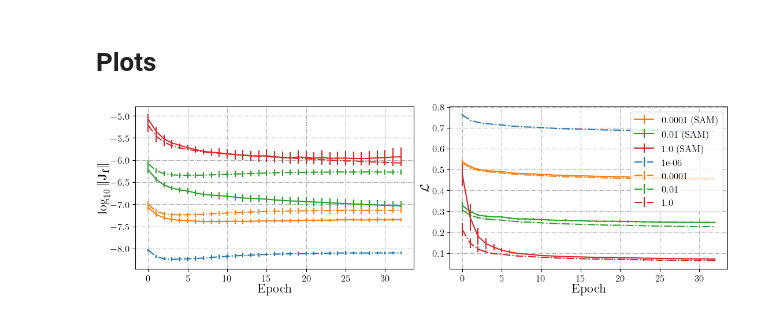
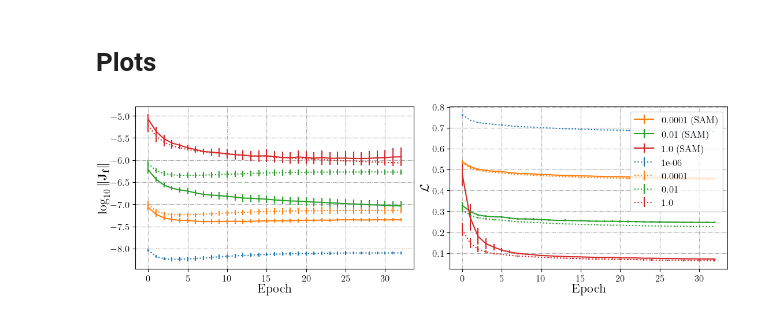
Before and after one commit to rpatrik96/vae-sam, a Jupyter notebook: analysis/figures.ipynb, the cells around one changed output. Drawn from its saved outputs; the diff is of its cells as text; code cells hidden in the pictures.

Commit message:
dotted plot

```diff
--- a/analysis/figures.ipynb
+++ b/analysis/figures.ipynb
@@ -87,35 +87,35 @@ for (var, inv_scale), color in zip(scale_enc_var_sam.items(), COLORS):
 
 for (var, inv_scale), color in zip(scale_enc_var_no_sam.items(), COLORS):
     if len(inv_scale) > 0:
-        ax.errorbar(range(len(inv_scale[0])), np.log10(inv_scale).mean(0), np.log10(inv_scale).std(0), c=color, label=str(var), ls="-.")
+        ax.errorbar(range(len(inv_scale[0])), np.log10(inv_scale).mean(0), np.log10(inv_scale).std(0), c=color, label=str(var), ls="dotted")
 
 ax.set_xlabel("Epoch", labelpad=LABELPAD)
 ax.set_ylabel("$\log_{10}\Vert\mathrm{\mathbf{J}}_{\mathbf{f}}\Vert$", labelpad=LABELPAD)
 
 ax = fig.add_subplot(122)
 ax.grid(True, which="both", ls="-.")
 
 for (var, loss), color in zip(loss_enc_var_sam.items(), COLORS):
     if len(loss) > 0:
         ax.errorbar(range(len(loss[0])), loss.mean(0), loss.std(0), c=color, label=f"{var} (SAM)", ls="-")
 
 for (var, loss), color in zip(loss_enc_var_no_sam.items(), COLORS):
     if len(loss) > 0:
-        ax.errorbar(range(len(loss[0])), loss.mean(0), loss.std(0), c=color, label=str(var), ls="-.")
+        ax.errorbar(range(len(loss[0])), loss.mean(0), loss.std(0), c=color, label=str(var), ls="dotted")
 
 ax.set_xlabel("Epoch", labelpad=LABELPAD)
 ax.set_ylabel("$\mathcal{L}$", labelpad=LABELPAD)
 
 """todo: fix xlabels (I can save the step in analysis.py from the histories and use it as labels here"""
 
 
 
 # val_epoch_factor = 25
 # ax.set_xticklabels(range(0, min_len * val_epoch_factor, val_epoch_factor))
 # ax.grid(True, which="both", ls="-.")
 
 plt.legend(loc="upper right")
 
 plt.savefig("loss_grad_fix_enc_var.svg")
 # %% [output]
-[figure, old version]
+[figure, new version]
```
